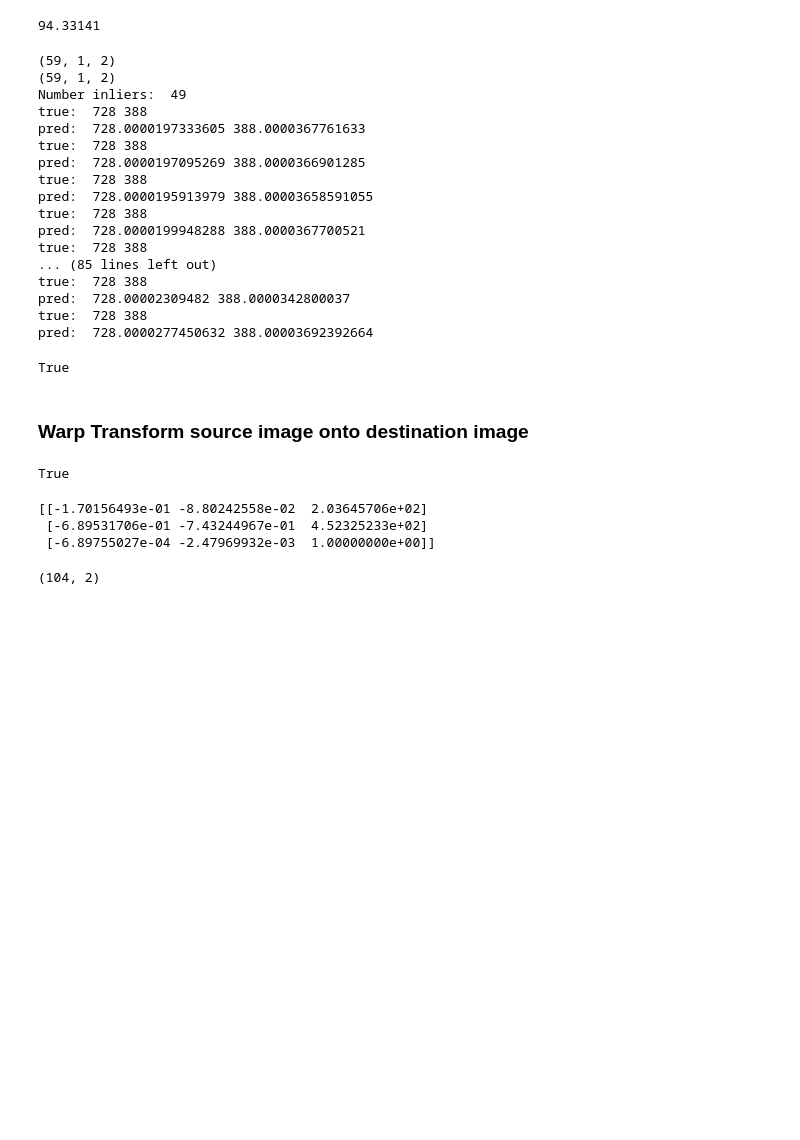
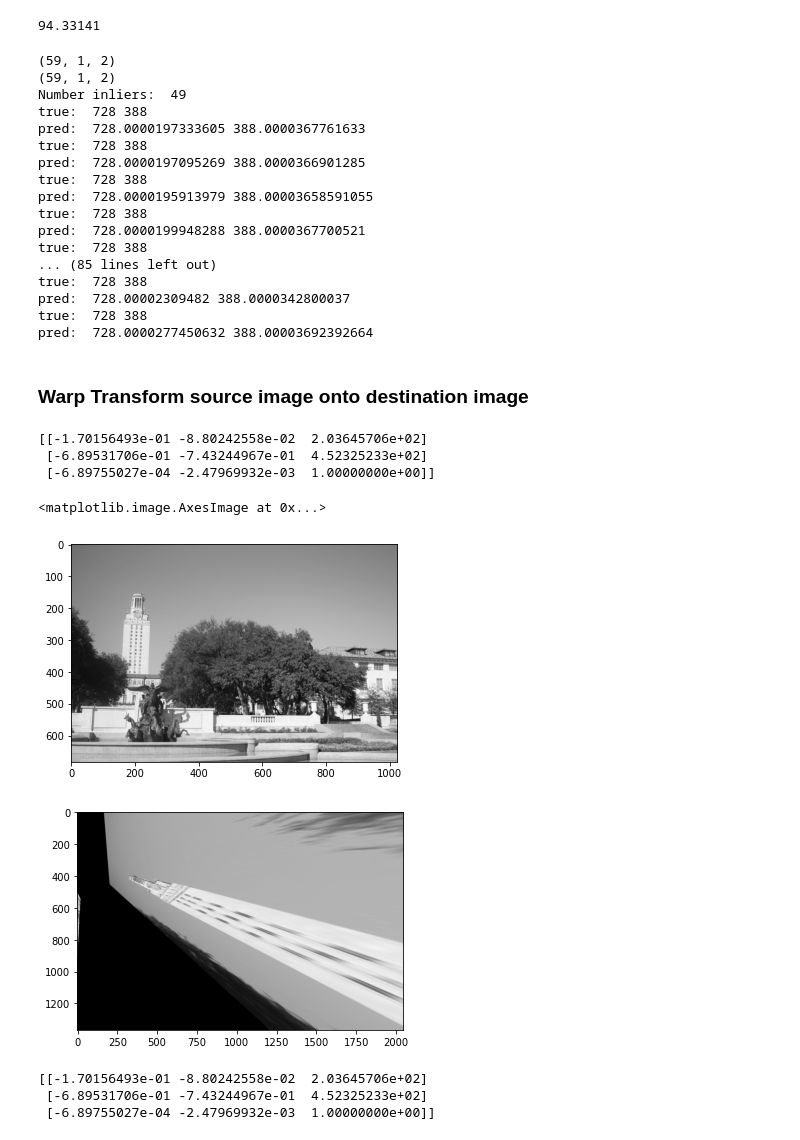
Before and after one commit to XiaoBaoBao719/Computer_Vision_Projects, a Jupyter notebook: Image_Stitching/Assignment2.ipynb, the cells around one changed output. Cells and saved outputs as stored; diff of their text form; code cells hidden in the pictures; blank space fills up the shorter version.

```diff
--- a/Image_Stitching/Assignment2.ipynb
+++ b/Image_Stitching/Assignment2.ipynb
@@ -54,7 +54,9 @@ plt.imshow(towerRight, cmap=plt.get_cmap('gray'))
 # %% [markdown]
 ### Detect Feature Points via Harris Detector
 # %%
-tower_harris_L, L_rows, L_cols = harris(towerLeft, sigma=1.0, thresh=0.3, radius=2.0)
+left_copy = np.copy(towerLeft)
+
+tower_harris_L, L_rows, L_cols = harris(left_copy, sigma=1.0, thresh=0.3, radius=2.0)
 print(type(tower_harris_L))
 L_pts = np.vstack((L_rows, L_cols))
 L_pts = L_pts.T
@@ -71,7 +73,9 @@ plt.imshow(tower_harris_L, cmap=plt.get_cmap('gray'))
 <matplotlib.image.AxesImage at 0x...>
 [figure]
 # %%
-tower_harris_R, r_rows, r_cols = harris(towerRight, sigma=1.0, thresh=0.3, radius=2.0)
+right_copy = np.copy(towerRight)
+
+tower_harris_R, r_rows, r_cols = harris(right_copy, sigma=1.0, thresh=0.3, radius=2.0)
 print(type(tower_harris_R))
 R_pts = np.vstack((r_rows, r_cols))
 R_pts = R_pts.T
@@ -422,11 +426,11 @@ for k in range(len(inliers)):
     print("true: ", x_des, y_des)
     print("pred: ", x_pred, y_pred)
 
-    cv.circle(towerLeft, (int(x_src), int(y_src)), 5, (255, 0, 0))
-    cv.circle(towerRight, (int(x_pred), int(y_pred)), 5, (255, 0, 0))
+#     cv.circle(towerLeft, (int(x_src), int(y_src)), 5, (255, 0, 0))
+#     cv.circle(towerRight, (int(x_pred), int(y_pred)), 5, (255, 0, 0))
 
-cv.imwrite("left_annoated.png", left_img_an)
-cv.imwrite("right_annoated.png", right_img_an)
+# cv.imwrite("left_annoated.png", left_img_an)
+# cv.imwrite("right_annoated.png", right_img_an)
 # %% [output]
 (59, 1, 2)
 (59, 1, 2)
@@ -445,14 +449,26 @@ true:  728 388
 pred:  728.00002309482 388.0000342800037
 true:  728 388
 pred:  728.0000277450632 388.00003692392664
-True
 # %% [markdown]
 ### Warp Transform source image onto destination image
 # %%
-im_stitch = cv.warpPerspective(towerRight, H, dsize=(towerRight.shape[1]*2, towerRight.shape[0]))
+plt.figure()
+plt.imshow(towerLeft, cmap=plt.get_cmap('gray'))
+
+print(H)
+
+im_stitch = cv.warpPerspective(towerLeft, H, (towerLeft.shape[1]*2, towerLeft.shape[0]*2))
 cv.imwrite("stitched.png", im_stitch)
+
+plt.figure()
+plt.imshow(im_stitch, cmap=plt.get_cmap('gray'))
 # %% [output]
-True
+[[-1.70156493e-01 -8.80242558e-02  2.03645706e+02]
+ [-6.89531706e-01 -7.43244967e-01  4.52325233e+02]
+ [-6.89755027e-04 -2.47969932e-03  1.00000000e+00]]
+<matplotlib.image.AxesImage at 0x...>
+[figure, added]
+[figure, added]
 # %%
 #### TESTING YARD  ######
 
@@ -505,7 +521,3 @@ print(np.reshape(H, (3,3)))
 # cv.imshow("Draw matches", img_draw_matches)
 # cv.waitKey(0)
 # cv.destroyAllWindows()
-# %%
-L_pts.shape
-# %% [output]
-(104, 2)
```
Also changed, not shown: parts of 1 cell of this notebook, 1 other file.
